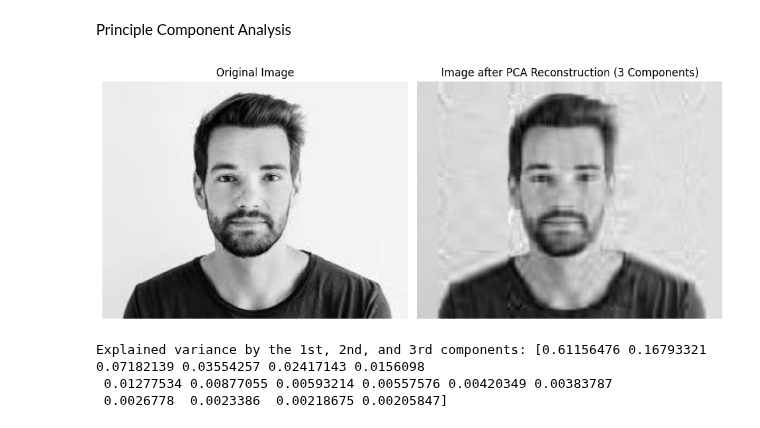
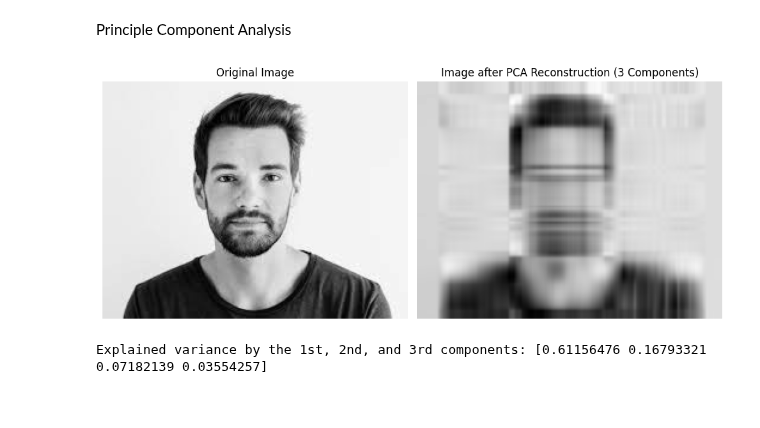
Before and after one commit to SIDDHARTH-S-001/openai_gym_experiments, a Jupyter notebook: ML/pre_processing/dimensionality_reduction.ipynb, the cells around one changed output. Cells and saved outputs as stored; diff of their text form; code cells hidden in the pictures.

```diff
--- a/ML/pre_processing/dimensionality_reduction.ipynb
+++ b/ML/pre_processing/dimensionality_reduction.ipynb
@@ -27,35 +27,33 @@ reshaped_image = gray_image.reshape(h, w)
 
 # Step 4: Apply PCA to the reshaped 2D image
 # We set n_components=3 to get the first 3 principal components
-pca = PCA(n_components=8)
+pca = PCA(n_components=4)
 transformed_image = pca.fit_transform(reshaped_image)
 
 # Step 5: Inverse transform to reconstruct the image from its first 3 principal components
 reconstructed_image = pca.inverse_transform(transformed_image)
 
 # Step 6: Visualize the original image and its principal components
 plt.figure(figsize=(10, 10))
 
 # Original Image
 plt.subplot(2, 2, 1)
 plt.imshow(gray_image, cmap='gray')
 plt.title('Original Image')
 plt.axis('off')
 
 # First Principal Component Reconstruction
 plt.subplot(2, 2, 2)
 plt.imshow(reconstructed_image, cmap='gray')
 plt.title('Image after PCA Reconstruction (3 Components)')
 plt.axis('off')
 
 plt.tight_layout()
 plt.show()
 
 # To view variance explained by each component:
 explained_variance = pca.explained_variance_ratio_
 print(f"Explained variance by the 1st, 2nd, and 3rd components: {explained_variance}")
 # %% [output]
-[figure, old version]
+[figure, new version]
-Explained variance by the 1st, 2nd, and 3rd components: [0.61156476 0.16793321 0.07182139 0.03554257 0.02417143 0.0156098
- 0.01277534 0.00877055 0.00593214 0.00557576 0.00420349 0.00383787
- 0.0026778  0.0023386  0.00218675 0.00205847]
+Explained variance by the 1st, 2nd, and 3rd components: [0.61156476 0.16793321 0.07182139 0.03554257]
```
